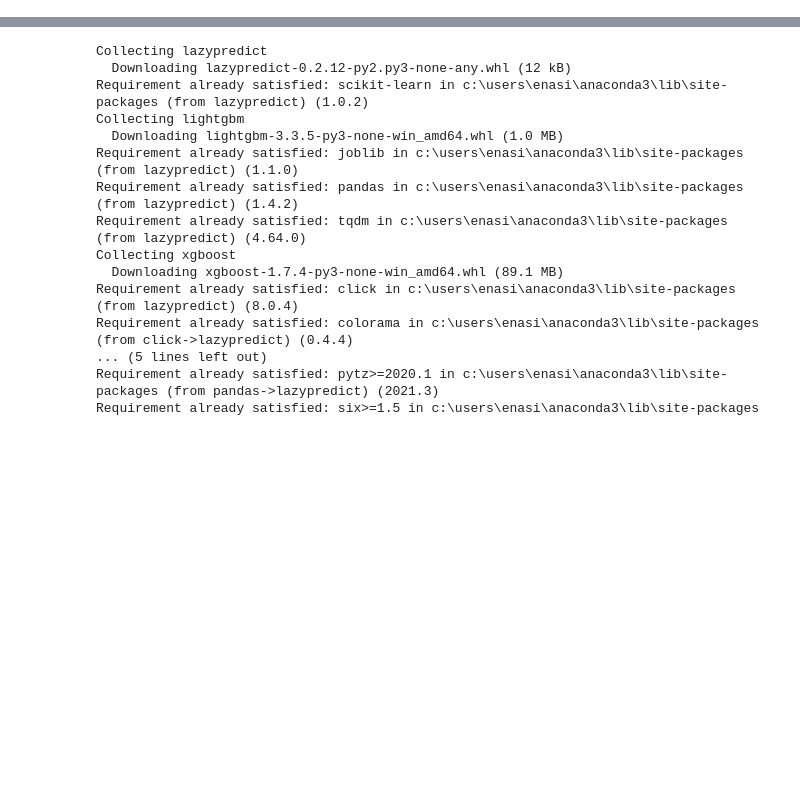
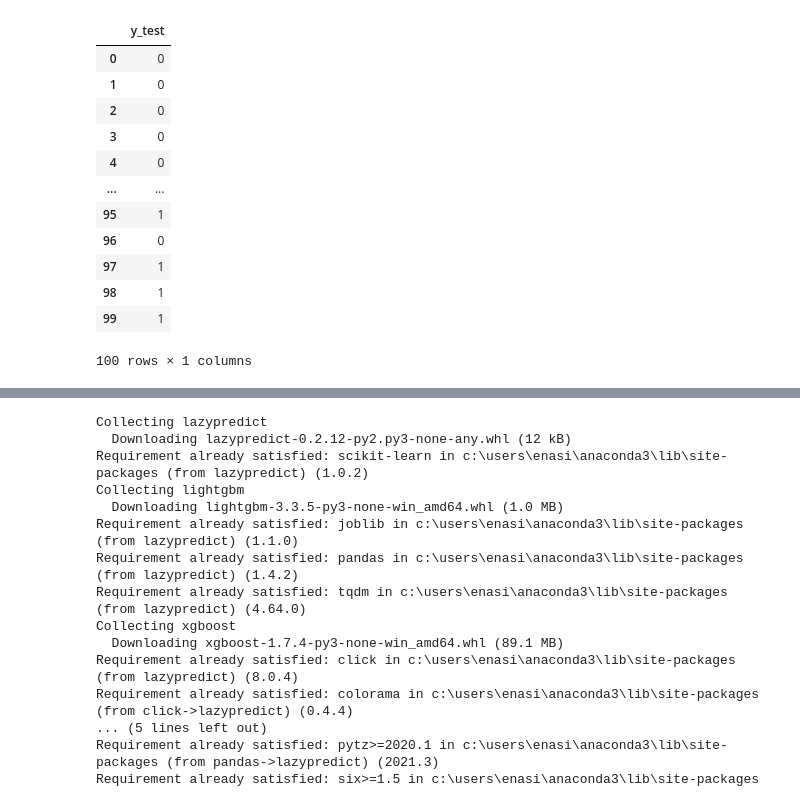
Before and after one commit to Qureshi1234/mil_aiml, a Jupyter notebook: logistic regression.ipynb, the cells around one changed output, grey strips where cells are left out. Cells and saved outputs as stored; diff of their text form; code cells hidden in the pictures; blank space fills up the shorter version.

```diff
--- a/logistic regression.ipynb
+++ b/logistic regression.ipynb
@@ -26,3 +26,7 @@ data
 #### 4. feature scaling: (change scale of independent columns into -1 to +1)
 #### 5. load the model with training data and fit it like we did in linear regression
 #### 6. predict the test data
+# %%
+# model calculation: data need to be in an array format (matrix format)
+x = data.iloc[:,[2,3]].values
+y = data.iloc[:,4].values
@@ -28,0 +51,3 @@ data
+# %%
+y = data.iloc[:,4].values
+y
@@ -28,0 +115,2 @@ data
+# %%
+x_train, x_test , y_train, y_test = train_test_split(x,y,test_size = 0.25, random_state = 0)
@@ -28,0 +279,20 @@ data
+# %%
+pred = pd.DataFrame(y_pred,columns = ['y_pred'])
+test = pd.DataFrame(y_test,columns = ['y_test'])
+result = pd.concat([pred,test],axis = 1)
+# %%
+test
+# %% [output]
+|  | y_test |
+| 0 | 0 |
+| 1 | 0 |
+| 2 | 0 |
+| 3 | 0 |
+| 4 | 0 |
+| ... | ... |
+| 95 | 1 |
+| 96 | 0 |
+| 97 | 1 |
+| 98 | 1 |
+| 99 | 1 |
+100 rows × 1 columns
```
Also changed, not shown: parts of 38 cells of this notebook, 2 other files.
